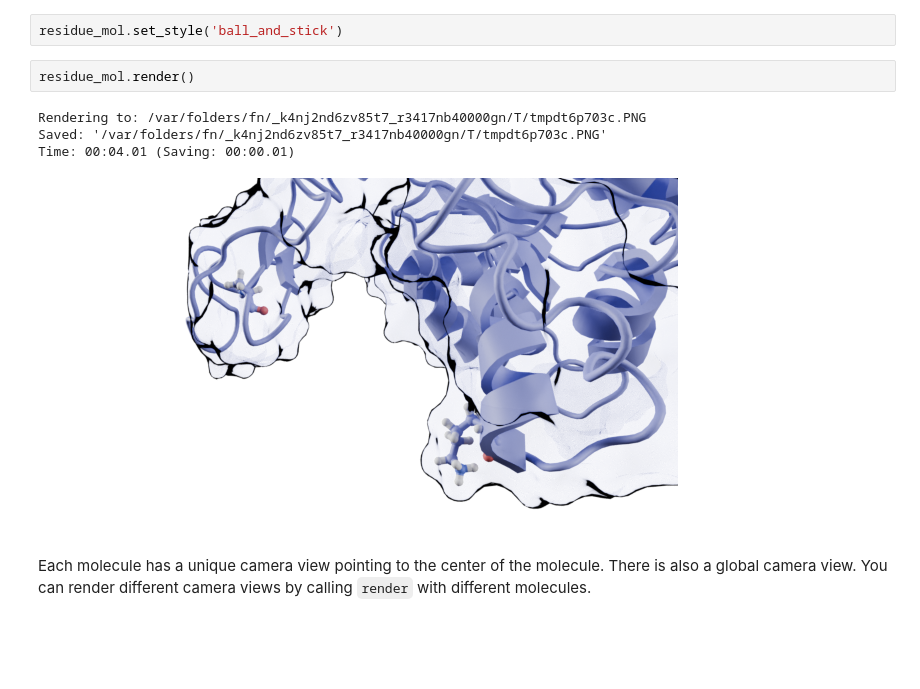
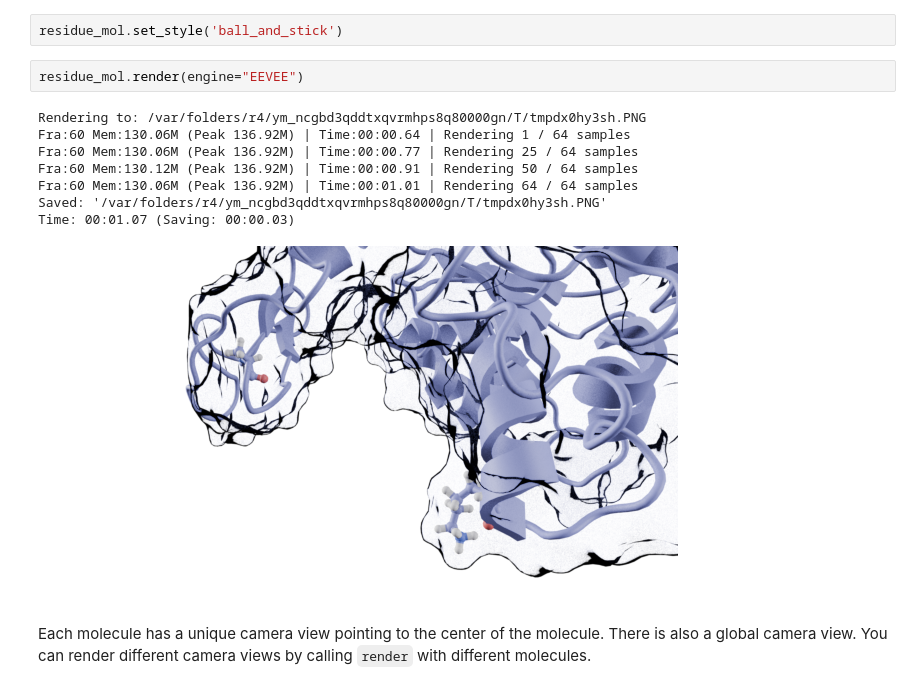
Before and after one commit to yuxuanzhuang/ggmolvis, a Jupyter notebook: examples/ggmolvis_basic.ipynb, the cells around one changed output. Drawn from its saved outputs; the diff is of its cells as text; blank space fills up the shorter version.

```diff
--- a/examples/ggmolvis_basic.ipynb
+++ b/examples/ggmolvis_basic.ipynb
@@ -78,12 +84,16 @@ You can change the representation style by calling `set_style` method.
 # %%
 residue_mol.set_style('ball_and_stick')
 # %%
-residue_mol.render()
+residue_mol.render(engine="EEVEE")
 # %% [output]
-Rendering to: /var/folders/fn/_k4nj2nd6zv85t7_r3417nb40000gn/T/tmpdt6p703c.PNG
-Saved: '/var/folders/fn/_k4nj2nd6zv85t7_r3417nb40000gn/T/tmpdt6p703c.PNG'
-Time: 00:04.01 (Saving: 00:00.01)
+Rendering to: /var/folders/r4/ym_ncgbd3qddtxqvrmhps8q80000gn/T/tmpdx0hy3sh.PNG
+Fra:60 Mem:130.06M (Peak 136.92M) | Time:00:00.64 | Rendering 1 / 64 samples
+Fra:60 Mem:130.06M (Peak 136.92M) | Time:00:00.77 | Rendering 25 / 64 samples
+Fra:60 Mem:130.12M (Peak 136.92M) | Time:00:00.91 | Rendering 50 / 64 samples
+Fra:60 Mem:130.06M (Peak 136.92M) | Time:00:01.01 | Rendering 64 / 64 samples
+Saved: '/var/folders/r4/ym_ncgbd3qddtxqvrmhps8q80000gn/T/tmpdx0hy3sh.PNG'
+Time: 00:01.07 (Saving: 00:00.03)
-[figure, old version]
+[figure, new version]
 # %% [markdown]
 Each molecule has a unique camera view pointing to the center of the molecule. There is also a global camera view. You can render different camera views by calling `render` with different molecules.
 # %%
```
Also changed, not shown: parts of 10 cells of this notebook, 4 other files.
